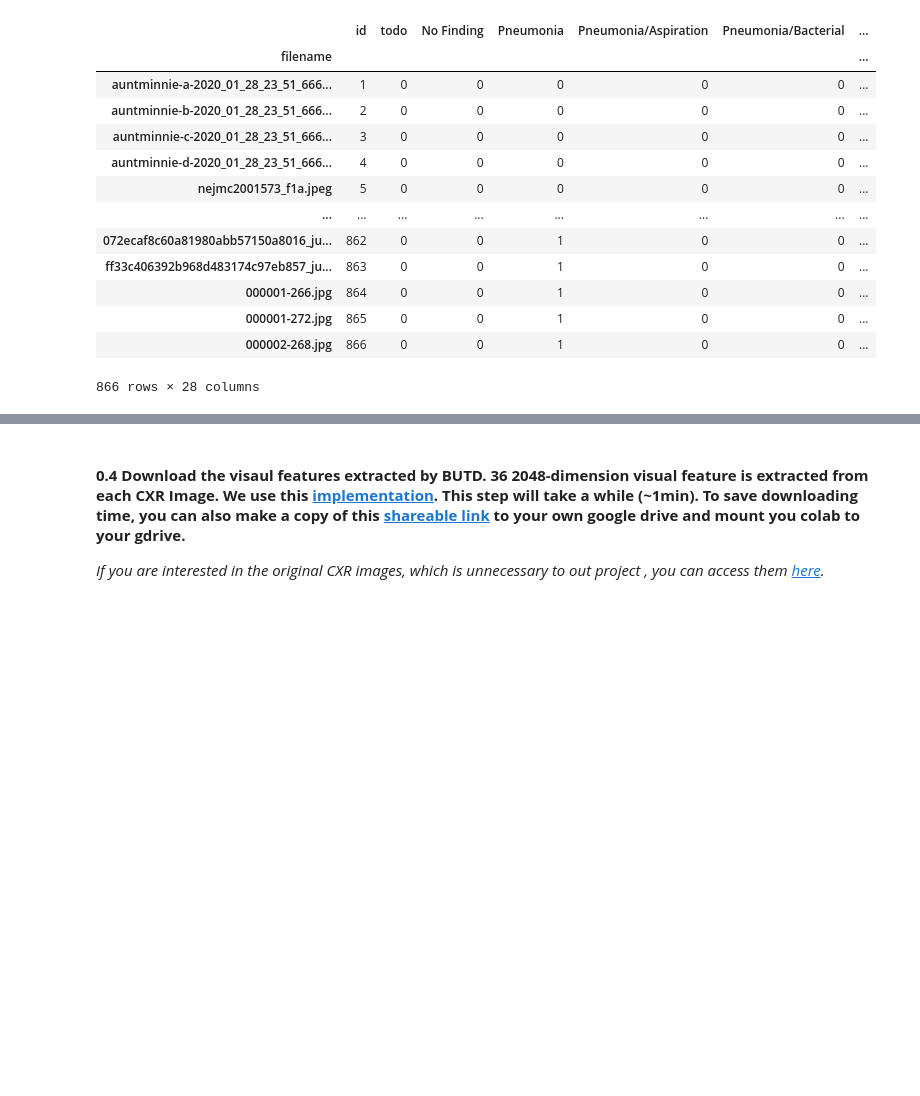
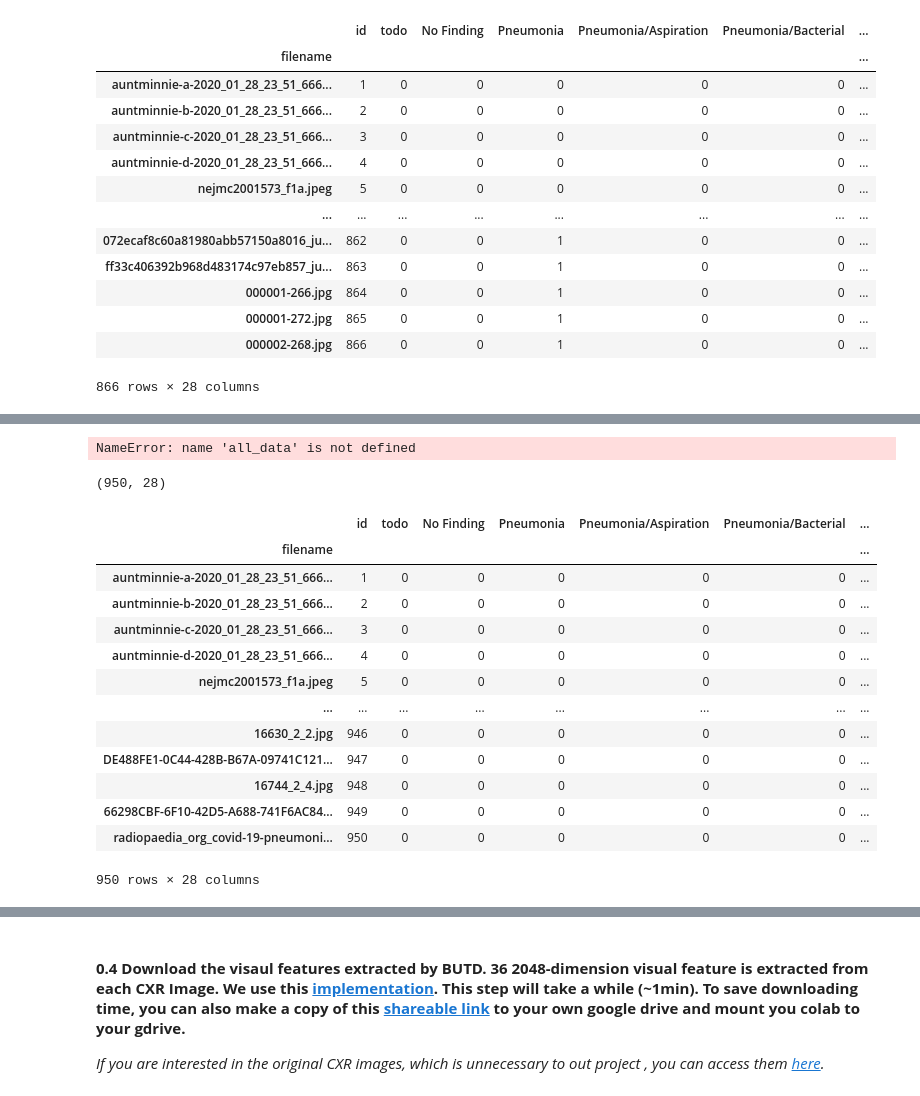
Before and after one commit to AndiAlifs/BERTHop, a Jupyter notebook: BERTHop.ipynb, the cells around one changed output, grey strips where cells are left out. Drawn from its saved outputs; the diff is of its cells as text; code cells hidden in the pictures; blank space fills up the shorter version.

```diff
--- a/BERTHop.ipynb
+++ b/BERTHop.ipynb
@@ -193,0 +179,30 @@ dtype: int64
+# %%
+data_ct = pd.read_csv('https://raw.githubusercontent.com/AndiAlifs/Channelwise-Saab-Transform/main/data_ct.csv')
+
+# set filename as index
+data_ct.set_index('filename', inplace=True)
+data_ct.drop(columns=['modality'], inplace=True)
+# change clinical notes column name to TXT
+data_ct.rename(columns={'clinical_notes':'TXT'}, inplace=True)
+
+# add id with number from 1
+data_ct['id'] = range(867, 867+len(data_ct))
+
+# add 'split' column where 20% contain 'test' and 80% contain 'train'
+data_ct['split'] = 'train'
+data_ct.loc[data_ct.sample(frac=0.2, random_state=42).index, 'split'] = 'test'
+
+# move split column to second from last column
+colname = ['id', 'todo', 'No Finding', 'Pneumonia', 'Pneumonia/Aspiration', 'Pneumonia/Bacterial', 'Pneumonia/Bacterial/Chlamydophila', 'Pneumonia/Bacterial/E.Coli', 'Pneumonia/Bacterial/Klebsiella', 'Pneumonia/Bacterial/Legionella', 'Pneumonia/Bacterial/Mycoplasma', 'Pneumonia/Bacterial/Nocardia', 'Pneumonia/Bacterial/Staphylococcus/MRSA', 'Pneumonia/Bacterial/Streptococcus', 'Pneumonia/Fungal/Aspergillosis', 'Pneumonia/Fungal/Pneumocystis', 'Pneumonia/Lipoid', 'Pneumonia/Viral/COVID-19', 'Pneumonia/Viral/Herpes ', 'Pneumonia/Viral/Influenza', 'Pneumonia/Viral/Influenza/H1N1', 'Pneumonia/Viral/MERS-CoV', 'Pneumonia/Viral/SARS', 'Pneumonia/Viral/Varicella', 'Tuberculosis', 'Unknown','split','TXT']
+data_ct = data_ct[colname]
+
+# change false to 0 and true to 1
+data_ct = data_ct.replace(False, 0)
+data_ct = data_ct.replace(True, 1)
+
+# change to int
+data_ct = data_ct.astype({'id': 'int32', 'todo': 'int32', 'No Finding': 'int32', 'Pneumonia': 'int32', 'Pneumonia/Aspiration': 'int32', 'Pneumonia/Bacterial': 'int32', 'Pneumonia/Bacterial/Chlamydophila': 'int32', 'Pneumonia/Bacterial/E.Coli': 'int32', 'Pneumonia/Bacterial/Klebsiella': 'int32', 'Pneumonia/Bacterial/Legionella': 'int32', 'Pneumonia/Bacterial/Mycoplasma': 'int32', 'Pneumonia/Bacterial/Nocardia': 'int32', 'Pneumonia/Bacterial/Staphylococcus/MRSA': 'int32', 'Pneumonia/Bacterial/Streptococcus': 'int32', 'Pneumonia/Fungal/Aspergillosis': 'int32', 'Pneumonia/Fungal/Pneumocystis': 'int32', 'Pneumonia/Lipoid': 'int32', 'Pneumonia/Viral/COVID-19': 'int32', 'Pneumonia/Viral/Herpes ': 'int32', 'Pneumonia/Viral/Influenza': 'int32', 'Pneumonia/Viral/Influenza/H1N1': 'int32', 'Pneumonia/Viral/MERS-CoV': 'int32', 'Pneumonia/Viral/SARS': 'int32', 'Pneumonia/Viral/Varicella': 'int32', 'Tuberculosis': 'int32', 'Unknown': 'int32'})
+
+
+print(data_ct.shape)
+data_ct.head()
@@ -193,0 +219,25 @@ dtype: int64
+# %%
+all_data.iloc[0]
+# %% [output]
+NameError: name 'all_data' is not defined
+# %%
+all_data = pd.concat([data_xray, data_ct])
+
+print(all_data.shape)
+all_data
+# %% [output]
+(950, 28)
+|  | id | todo | No Finding | Pneumonia | Pneumonia/Aspiration | Pneumonia/Bacterial | ... |
+| filename |  |  |  |  |  |  | ... |
+| auntminnie-a-2020_01_28_23_51_666... | 1 | 0 | 0 | 0 | 0 | 0 | ... |
+| auntminnie-b-2020_01_28_23_51_666... | 2 | 0 | 0 | 0 | 0 | 0 | ... |
+| auntminnie-c-2020_01_28_23_51_666... | 3 | 0 | 0 | 0 | 0 | 0 | ... |
+| auntminnie-d-2020_01_28_23_51_666... | 4 | 0 | 0 | 0 | 0 | 0 | ... |
+| nejmc2001573_f1a.jpeg | 5 | 0 | 0 | 0 | 0 | 0 | ... |
+| ... | ... | ... | ... | ... | ... | ... | ... |
+| 16630_2_2.jpg | 946 | 0 | 0 | 0 | 0 | 0 | ... |
+| DE488FE1-0C44-428B-B67A-09741C121... | 947 | 0 | 0 | 0 | 0 | 0 | ... |
+| 16744_2_4.jpg | 948 | 0 | 0 | 0 | 0 | 0 | ... |
+| 66298CBF-6F10-42D5-A688-741F6AC84... | 949 | 0 | 0 | 0 | 0 | 0 | ... |
+| radiopaedia_org_covid-19-pneumoni... | 950 | 0 | 0 | 0 | 0 | 0 | ... |
+950 rows × 28 columns
```
Also changed, not shown: parts of 52 cells of this notebook.
